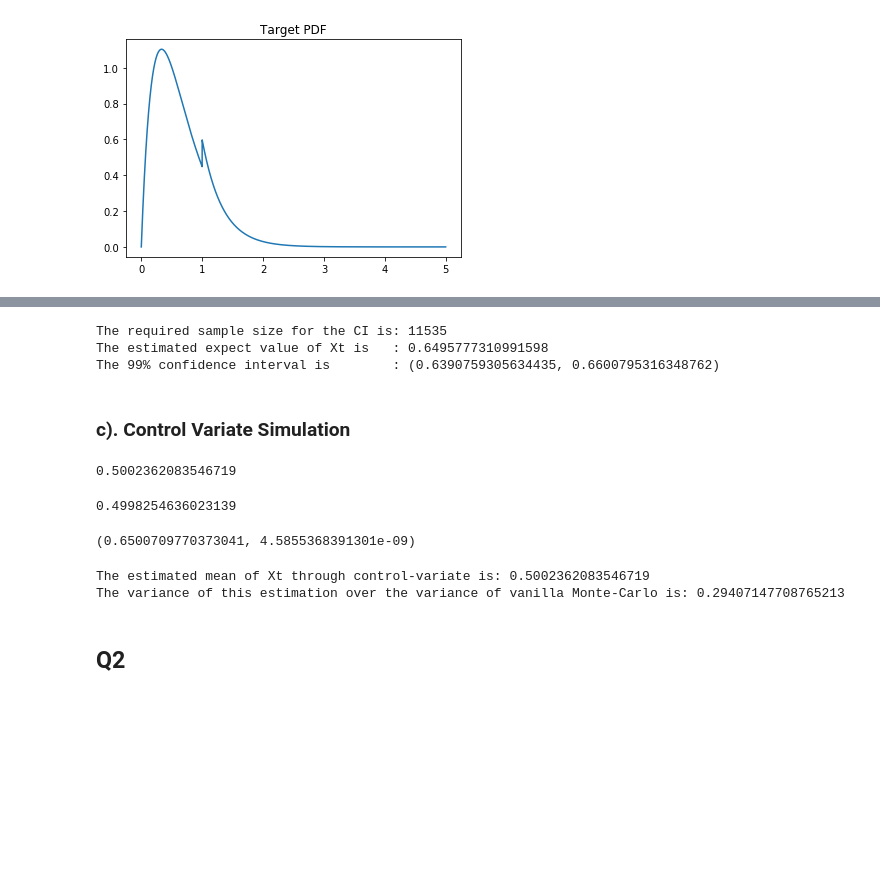
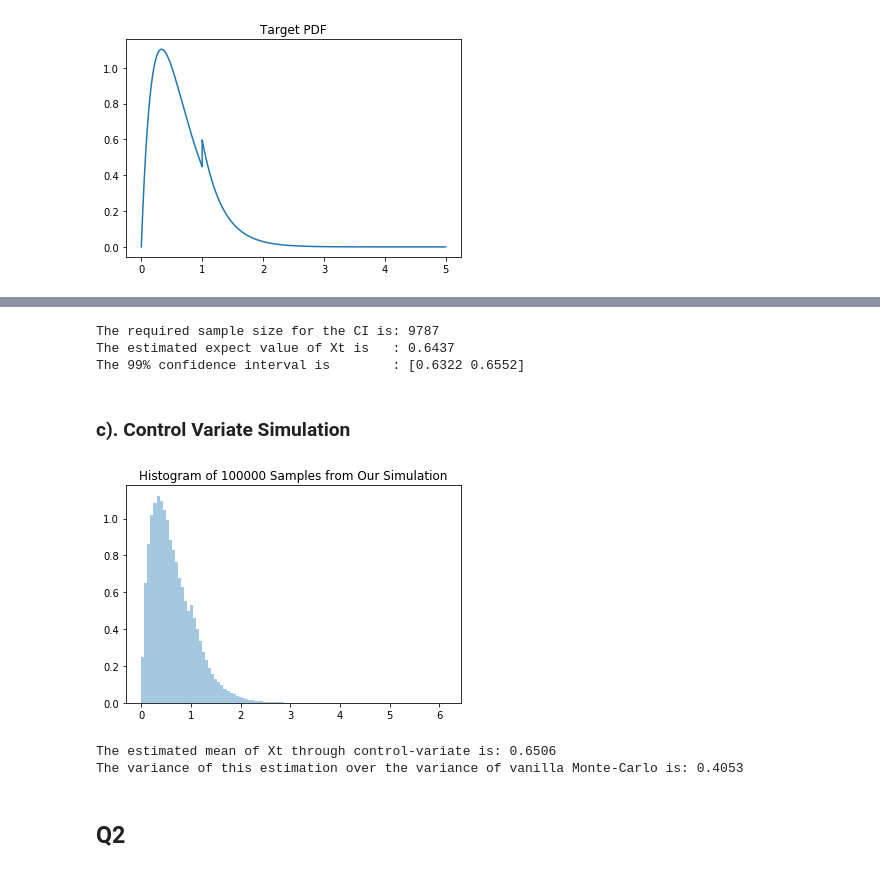
Before and after one commit to Warren-Shi/2570proj3, a Jupyter notebook: 2570proj3.ipynb, the cells around one changed output, grey strips where cells are left out. Saved outputs shown, nothing was run; the diff lists cells and outputs as text; code cells hidden in the pictures; blank space fills up the shorter version.

```diff
--- a/2570proj3.ipynb
+++ b/2570proj3.ipynb
@@ -124,16 +124,15 @@ se_1b = np.sqrt(np.var(ob_sample)/target_N)
 CI_lower, CI_upper = e_1b - z * se_1b, e_1b + z * se_1b
 ## Output
 print('The required sample size for the CI is: ' + str(target_N))
-print('The estimated expect value of Xt is   : ' + str(e_1b))
-print('The 99% confidence interval is        : ' + str((CI_lower, CI_upper)))
+print('The estimated expect value of Xt is   : ' + str(np.round(e_1b, 4)))
+print('The 99% confidence interval is        : ' + str((np.round((CI_lower, CI_upper), 4))))
 # %% [output]
-The required sample size for the CI is: 11535
-The estimated expect value of Xt is   : 0.6495777310991598
-The 99% confidence interval is        : (0.6390759305634435, 0.6600795316348762)
+The required sample size for the CI is: 9787
+The estimated expect value of Xt is   : 0.6437
+The 99% confidence interval is        : [0.6322 0.6552]
 # %% [markdown]
 ### c). Control Variate Simulation
 # %%
-## i) function for simulation
 '''
 Function sim_1c
 Vanilla simulation of the inter-arrival interval Xt = Wt+Vt.
@@ -142,46 +141,50 @@ parameters:
     n    : double, number of simulations
 
 output:
-    xt: np array of length n, the n simulated intervals
-    wt: np array of length n, the n simulated wait times
+    xt: the n simulated intervals
+    wt: the n simulated wait times
 '''
 def sim_1c(n = 1):
-    w0 = sim_exp(n = n)
-    vt = np.random.uniform(0,w0)
-    wt = sim_exp(n = n)
-    xt = wt+vt
+    xt = []
+    wt = []
+    while len(xt)<n:
+        poisson_process = [0]
+        while poisson_process[-1]<1:
+            poisson_process.append(poisson_process[-1]+sim_exp())
+        wti = poisson_process[-1] - 1
+        vti = 1 - poisson_process[-2]
+        xt.append(wti+vti)
+        wt.append(wti)
     return xt, wt
+# %%
+## Graphical illustration of our simulated distribution
+sns.distplot(sim_1c(100000)[0], bins = 100, kde = False, norm_hist = True)
+plt.title('Histogram of 100000 Samples from Our Simulation');
+# %% [output]
+[figure, added]
 # %%
 ## Estimate the covariance and correlation between xt and wt through pilot study
-pilot_data = sim_1c(10000000)
+pilot_data = sim_1c(100000)
 cov_pilot = np.cov(pilot_data)[0,1]
 corr_pilot = np.corrcoef(pilot_data)[0,1]
+
 ## variance of wt is 1/lambda(alpah, or 3) squared since wt is exponential
 var_wt = 1/9
 ## get optimal c
 c_star = cov_pilot/var_wt
 ## E(wt) is 1/3 by exponential
 v = 1/3
+
 ## sample again for the actual controlled variable estimation
 xt_control, wt_control = sim_1c(100000)
 ## get theta by formula
 theta = np.mean(xt_control) + c_star*(v-np.mean(wt_control))
-theta
-# %% [output]
-0.5002362083546719
-# %%
-np.mean(sim_1c(10000000)[0])
-# %% [output]
-0.4998254636023139
-# %%
-integrate.quad(lambda x: x*pdf_1b(x), 0, 100)
-# %% [output]
-(0.6500709770373041, 4.5855368391301e-09)
 # %%
-print('The estimated mean of Xt through control-variate is: ' + str(theta))
-print('The variance of this estimation over the variance of vanilla Monte-Carlo is: ' + str(1-corr_pilot**2))
+print('The estimated mean of Xt through control-variate is: ' + str(np.round(theta, 4)))
+print('The variance of this estimation over the variance of vanilla Monte-Carlo is: '
+      + str(np.round(1-corr_pilot**2, 4)))
 # %% [output]
-The estimated mean of Xt through control-variate is: 0.5002362083546719
-The variance of this estimation over the variance of vanilla Monte-Carlo is: 0.29407147708765213
+The estimated mean of Xt through control-variate is: 0.6506
+The variance of this estimation over the variance of vanilla Monte-Carlo is: 0.4053
 # %% [markdown]
 ## Q2
```
Also changed, not shown: parts of 12 cells of this notebook.
